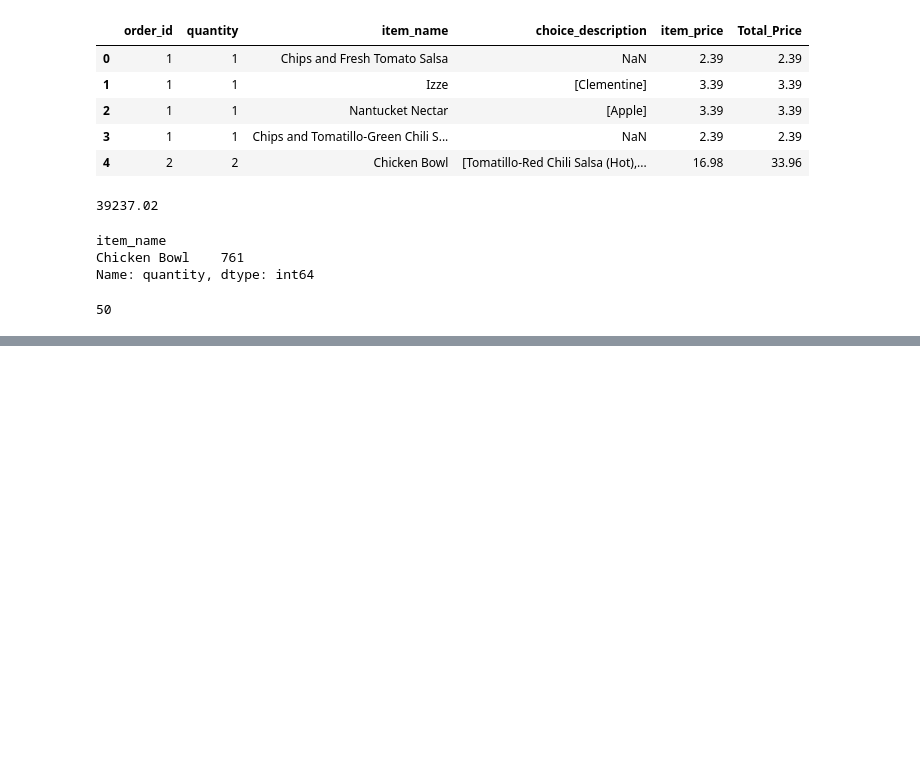
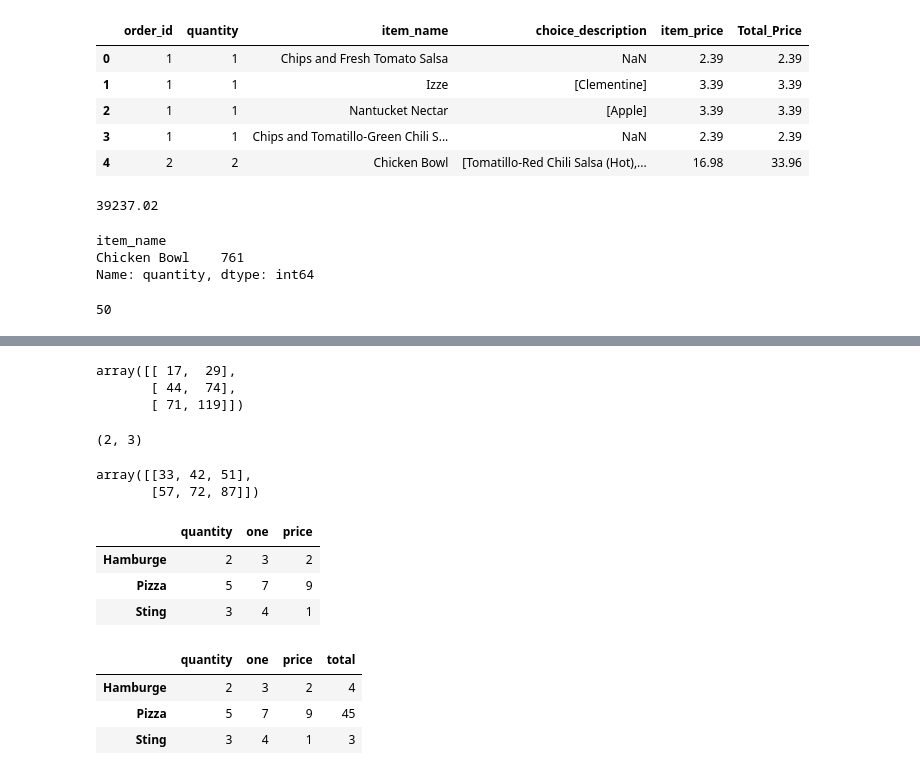
Before and after one commit to PHAMTIEN04/Learn-Python, a Jupyter notebook: AI/Data Science/Test.ipynb, the cells around one changed output, grey strips where cells are left out. Saved outputs shown, nothing was run; the diff lists cells and outputs as text; code cells hidden in the pictures; blank space fills up the shorter version.

```diff
--- a/AI/Data Science/Test.ipynb
+++ b/AI/Data Science/Test.ipynb
@@ -126,0 +374,12 @@ df.item_name.nunique()
+# %%
+A = np.array([[1,2,3],
+              [4,5,6],
+              [7,8,9]])
+B = np.array([[4,6],
+              [2,4],
+              [3,5]])
+A @ B
+# %% [output]
+array([[ 17,  29],
+       [ 44,  74],
+       [ 71, 119]])
@@ -126,0 +388,28 @@ df.item_name.nunique()
+# %%
+B.shape
+# %% [output]
+(2, 3)
+# %%
+B @ A
+# %% [output]
+array([[33, 42, 51],
+       [57, 72, 87]])
+# %%
+sales_mount = np.random.randint(1,10,size=(3,3))
+# %%
+df = pd.DataFrame(sales_mount,index=["Hamburge","Pizza","Sting"],
+                                columns=["quantity","one","price"])
+df
+# %% [output]
+|  | quantity | one | price |
+| Hamburge | 2 | 3 | 2 |
+| Pizza | 5 | 7 | 9 |
+| Sting | 3 | 4 | 1 |
+# %%
+df["total"] = df.quantity * df.price
+df
+# %% [output]
+|  | quantity | one | price | total |
+| Hamburge | 2 | 3 | 2 | 4 |
+| Pizza | 5 | 7 | 9 | 45 |
+| Sting | 3 | 4 | 1 | 3 |
```
Also changed, not shown: parts of 48 cells of this notebook, 5 other files.
